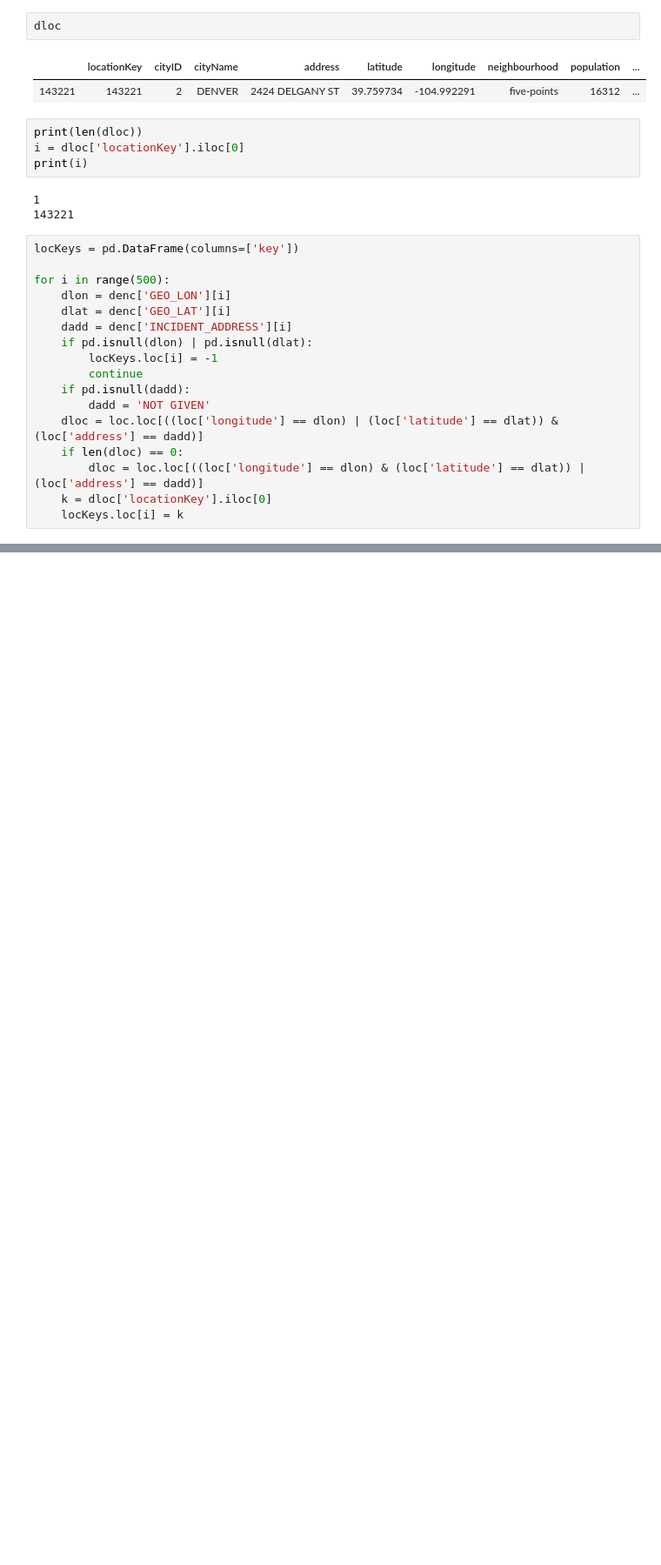
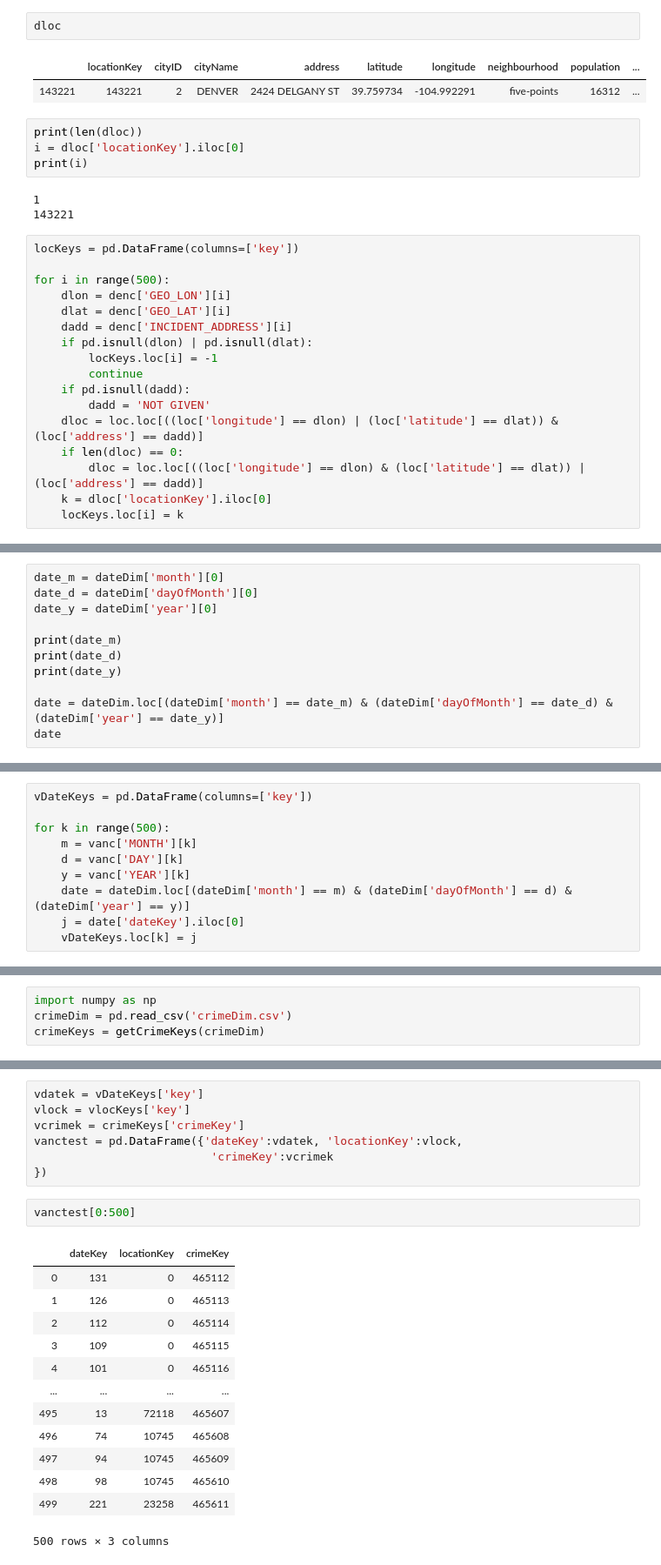
Before and after one commit to maxFredenburgh/CSI4142_Group16_CrimeDataProject, a Jupyter notebook: fact table.ipynb, the cells around one changed output, grey strips where cells are left out. Shown at 87% size. Saved outputs shown, nothing was run; the diff lists cells and outputs as text; blank space fills up the shorter version.

```diff
--- a/fact table.ipynb
+++ b/fact table.ipynb
@@ -112,0 +164,11 @@ print(denc.head())
+# %%
+date_m = dateDim['month'][0]
+date_d = dateDim['dayOfMonth'][0]
+date_y = dateDim['year'][0]
+
+print(date_m)
+print(date_d)
+print(date_y)
+
+date = dateDim.loc[(dateDim['month'] == date_m) & (dateDim['dayOfMonth'] == date_d) & (dateDim['year'] == date_y)]
+date
@@ -112,0 +181,10 @@ print(denc.head())
+# %%
+vDateKeys = pd.DataFrame(columns=['key'])
+
+for k in range(500):
+    m = vanc['MONTH'][k]
+    d = vanc['DAY'][k]
+    y = vanc['YEAR'][k]
+    date = dateDim.loc[(dateDim['month'] == m) & (dateDim['dayOfMonth'] == d) & (dateDim['year'] == y)]
+    j = date['dateKey'].iloc[0]
+    vDateKeys.loc[k] = j
@@ -112,0 +255,4 @@ print(denc.head())
+# %%
+import numpy as np
+crimeDim = pd.read_csv('crimeDim.csv')
+crimeKeys = getCrimeKeys(crimeDim)
@@ -112,0 +298,23 @@ print(denc.head())
+# %%
+vdatek = vDateKeys['key']
+vlock = vlocKeys['key']
+vcrimek = crimeKeys['crimeKey']
+vanctest = pd.DataFrame({'dateKey':vdatek, 'locationKey':vlock,
+                          'crimeKey':vcrimek
+})
+# %%
+vanctest[0:500]
+# %% [output]
+|  | dateKey | locationKey | crimeKey |
+| 0 | 131 | 0 | 465112 |
+| 1 | 126 | 0 | 465113 |
+| 2 | 112 | 0 | 465114 |
+| 3 | 109 | 0 | 465115 |
+| 4 | 101 | 0 | 465116 |
+| ... | ... | ... | ... |
+| 495 | 13 | 72118 | 465607 |
+| 496 | 74 | 10745 | 465608 |
+| 497 | 94 | 10745 | 465609 |
+| 498 | 98 | 10745 | 465610 |
+| 499 | 221 | 23258 | 465611 |
+500 rows × 3 columns
```
Also changed, not shown: parts of 15 cells of this notebook.
